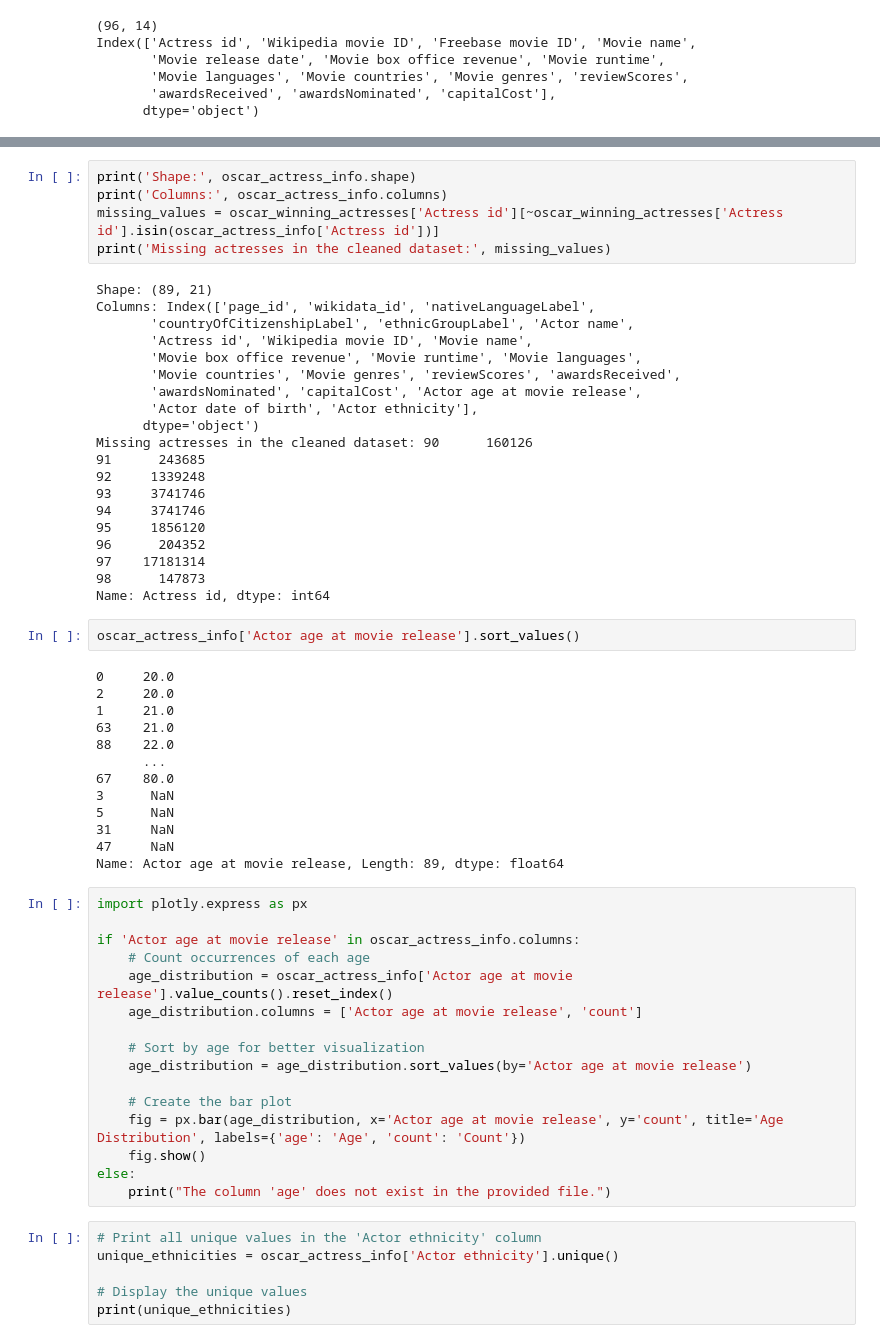
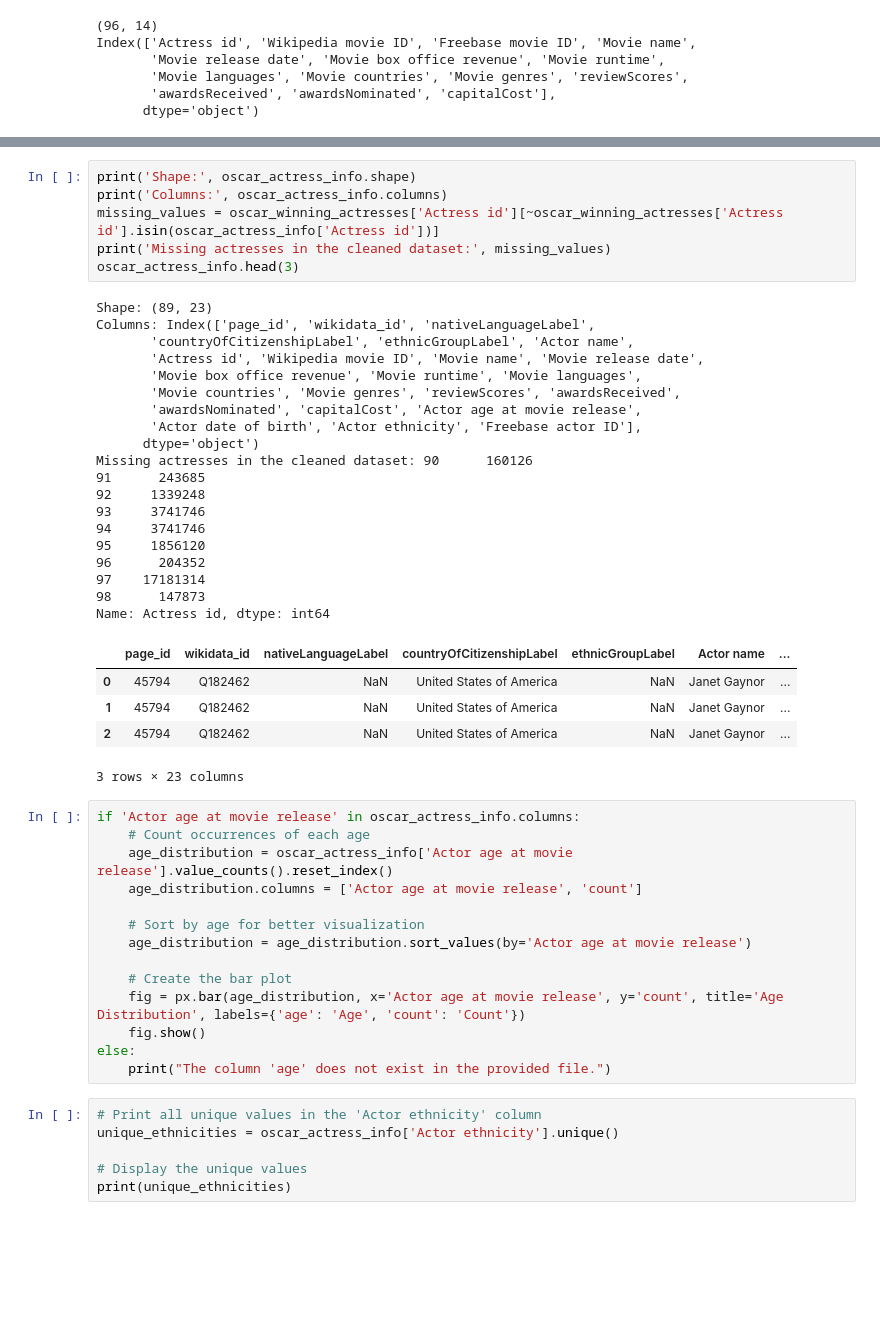
Before and after one commit to epfl-ada/ada-2024-project-5ds, a Jupyter notebook: actress.ipynb, the cells around one changed output, grey strips where cells are left out. Drawn from its saved outputs; the diff is of its cells as text; blank space fills up the shorter version.

```diff
--- a/actress.ipynb
+++ b/actress.ipynb
@@ -94,46 +156,35 @@ oscar_actress_info = pd.merge(oscar_actress_info, character[['Wikipedia movie ID
 # %%
 print('Shape:', oscar_actress_info.shape)
 print('Columns:', oscar_actress_info.columns)
 missing_values = oscar_winning_actresses['Actress id'][~oscar_winning_actresses['Actress id'].isin(oscar_actress_info['Actress id'])]
 print('Missing actresses in the cleaned dataset:', missing_values)
+oscar_actress_info.head(3)
 # %% [output]
-Shape: (89, 21)
+Shape: (89, 23)
 Columns: Index(['page_id', 'wikidata_id', 'nativeLanguageLabel',
        'countryOfCitizenshipLabel', 'ethnicGroupLabel', 'Actor name',
-       'Actress id', 'Wikipedia movie ID', 'Movie name',
+       'Actress id', 'Wikipedia movie ID', 'Movie name', 'Movie release date',
        'Movie box office revenue', 'Movie runtime', 'Movie languages',
        'Movie countries', 'Movie genres', 'reviewScores', 'awardsReceived',
        'awardsNominated', 'capitalCost', 'Actor age at movie release',
-       'Actor date of birth', 'Actor ethnicity'],
+       'Actor date of birth', 'Actor ethnicity', 'Freebase actor ID'],
       dtype='object')
 Missing actresses in the cleaned dataset: 90      160126
 91      243685
 92     1339248
 93     3741746
 94     3741746
 95     1856120
 96      204352
 97    17181314
 98      147873
 Name: Actress id, dtype: int64
+|  | page_id | wikidata_id | nativeLanguageLabel | countryOfCitizenshipLabel | ethnicGroupLabel | Actor name | ... |
+| 0 | 45794 | Q182462 | NaN | United States of America | NaN | Janet Gaynor | ... |
+| 1 | 45794 | Q182462 | NaN | United States of America | NaN | Janet Gaynor | ... |
+| 2 | 45794 | Q182462 | NaN | United States of America | NaN | Janet Gaynor | ... |
+3 rows × 23 columns
-# %%
-oscar_actress_info['Actor age at movie release'].sort_values()
-# %% [output]
-0     20.0
-2     20.0
-1     21.0
-63    21.0
-88    22.0
-      ...
-67    80.0
-3      NaN
-5      NaN
-31     NaN
-47     NaN
-Name: Actor age at movie release, Length: 89, dtype: float64
 # %%
-import plotly.express as px
-
 if 'Actor age at movie release' in oscar_actress_info.columns:
     # Count occurrences of each age
     age_distribution = oscar_actress_info['Actor age at movie release'].value_counts().reset_index()
```
Also changed, not shown: parts of 14 cells of this notebook.
